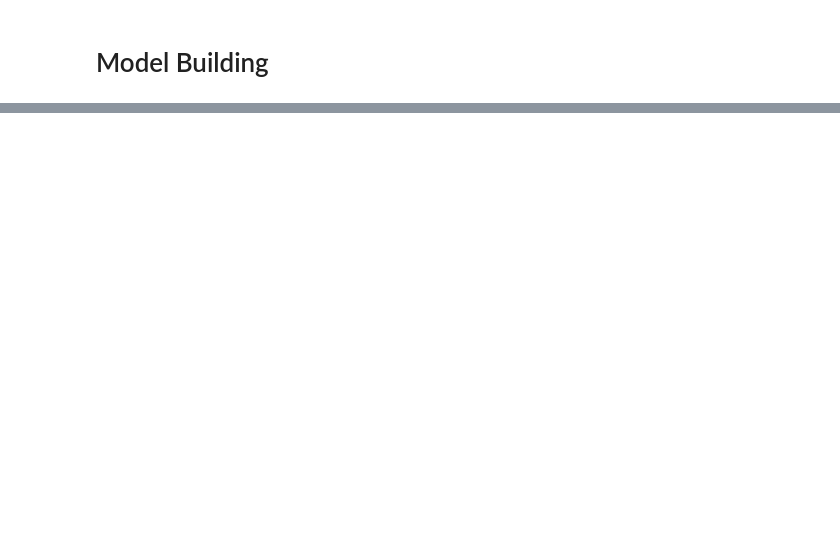
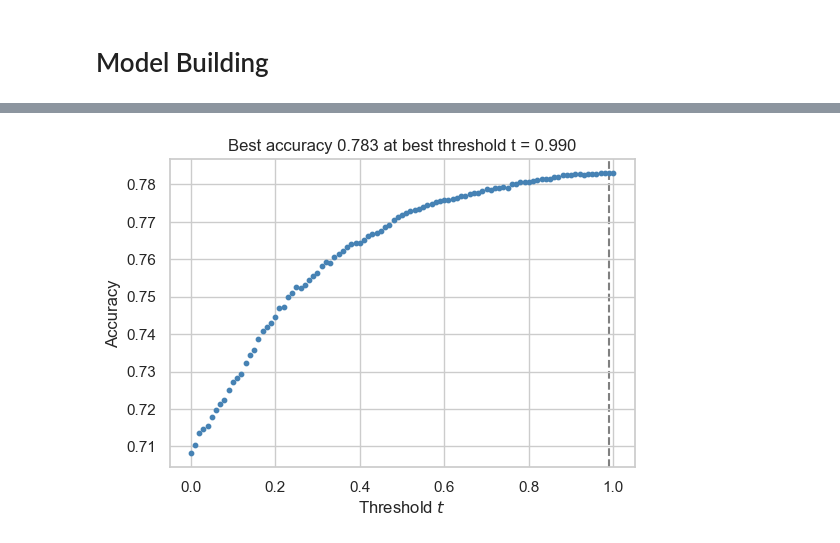
Before and after one commit to lawolff1702/lawolff1702.github.io, a Jupyter notebook: posts/Design and Impact of Automated Decision Systems/index.ipynb, the cells around one changed output, grey strips where cells are left out. Saved outputs shown, nothing was run; the diff lists cells and outputs as text; code cells hidden in the pictures; blank space fills up the shorter version.

Commit message:
Finsihed scoring, with threshold issues

```diff
--- a/posts/Design and Impact of Automated Decision Systems/index.ipynb
+++ b/posts/Design and Impact of Automated Decision Systems/index.ipynb
@@ -170,0 +180,16 @@ for i in range(n):
+# %%
+best_accuracy = 0
+best_threshold = 0
+
+fig, ax = plt.subplots(1, 1, figsize = (6, 4))
+for t in np.linspace(0, 1, 101):
+    y_pred = s >= t
+    acc = (y_pred == y_train).mean()
+    ax.scatter(t, acc, color = "steelblue", s = 10)
+    if acc > best_accuracy:
+        best_accuracy = acc
+        best_threshold = t
+ax.axvline(best_threshold, linestyle = "--", color = "grey", zorder = -10)
+labs = ax.set(xlabel = r"Threshold $t$", ylabel = "Accuracy", title = f"Best accuracy {best_accuracy:.3f} at best threshold t = {best_threshold:.3f}")
+# %% [output]
+[figure, added]
```
Also changed, not shown: parts of 8 cells of this notebook.
